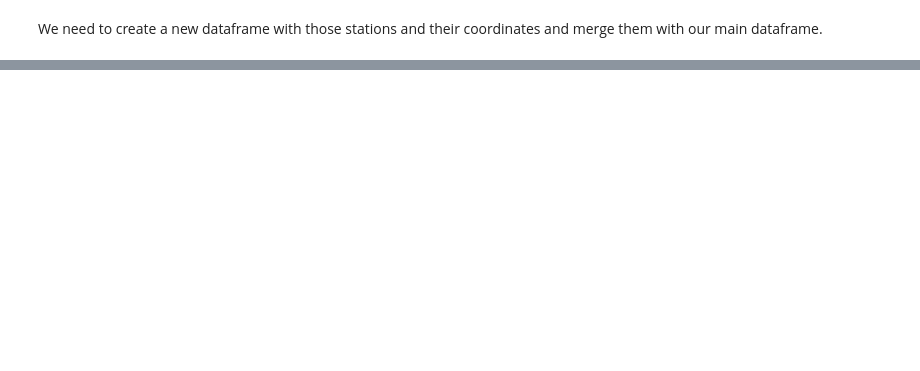
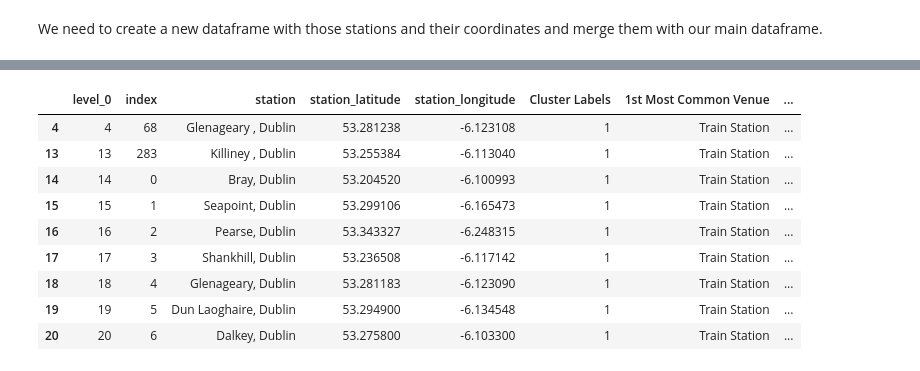
Before and after one commit to shaneconn860/data-science-capstone-py, a Jupyter notebook: Project_main.ipynb, the cells around one changed output, grey strips where cells are left out. Drawn from its saved outputs; the diff is of its cells as text; code cells hidden in the pictures; blank space fills up the shorter version.

```diff
--- a/Project_main.ipynb
+++ b/Project_main.ipynb
@@ -390,0 +653,10 @@ The rows have increased by 6 from 285 to 291 so we are happy with the dataset. O
+# %%
+# add clustering labels
+stations_venues_sorted.insert(0, 'Cluster Labels', kmeans.labels_)
+# %%
+dublin_merged = dub3
+
+# merge dublin_grouped with dublin_data to add latitude/longitude for each neighborhood
+dublin_merged = dublin_merged.join(stations_venues_sorted.set_index('Station'), on='station')
+
+dublin_merged.head(5)
@@ -390,0 +670,12 @@ The rows have increased by 6 from 285 to 291 so we are happy with the dataset. O
+# %%
+# Remove unwanted columns for clustering process
+
+df1 = dublin_merged.drop('venue', 1)
+df2 = df1.drop('venue_category', 1)
+
+df3 = df2.drop('venue_latitude', 1)
+df4 = df3.drop('venue_longitude', 1)
+
+df4 = df4.drop_duplicates().reset_index()
+
+df4
@@ -390,0 +737,5 @@ The rows have increased by 6 from 285 to 291 so we are happy with the dataset. O
+# %%
+# Remove duplicate rows from df4
+
+df4 = df4.drop_duplicates().reset_index()
+df4
@@ -390,0 +771,14 @@ The rows have increased by 6 from 285 to 291 so we are happy with the dataset. O
+# %%
+cluster1 = df4.loc[df4['Cluster Labels'] == 1]
+cluster1
+# %% [output]
+|  | level_0 | index | station | station_latitude | station_longitude | Cluster Labels | 1st Most Common Venue | ... |
+| 4 | 4 | 68 | Glenageary , Dublin | 53.281238 | -6.123108 | 1 | Train Station | ... |
+| 13 | 13 | 283 | Killiney , Dublin | 53.255384 | -6.113040 | 1 | Train Station | ... |
+| 14 | 14 | 0 | Bray, Dublin | 53.204520 | -6.100993 | 1 | Train Station | ... |
+| 15 | 15 | 1 | Seapoint, Dublin | 53.299106 | -6.165473 | 1 | Train Station | ... |
+| 16 | 16 | 2 | Pearse, Dublin | 53.343327 | -6.248315 | 1 | Train Station | ... |
+| 17 | 17 | 3 | Shankhill, Dublin | 53.236508 | -6.117142 | 1 | Train Station | ... |
+| 18 | 18 | 4 | Glenageary, Dublin | 53.281183 | -6.123090 | 1 | Train Station | ... |
+| 19 | 19 | 5 | Dun Laoghaire, Dublin | 53.294900 | -6.134548 | 1 | Train Station | ... |
+| 20 | 20 | 6 | Dalkey, Dublin | 53.275800 | -6.103300 | 1 | Train Station | ... |
```
Also changed, not shown: parts of 38 cells of this notebook.
